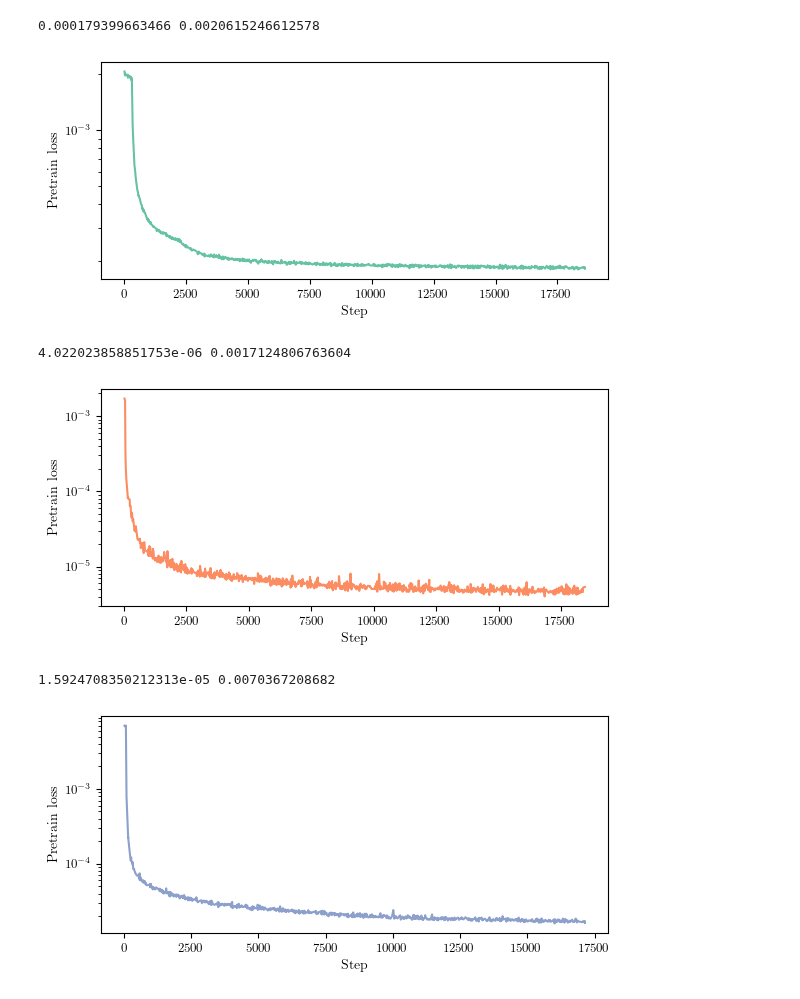
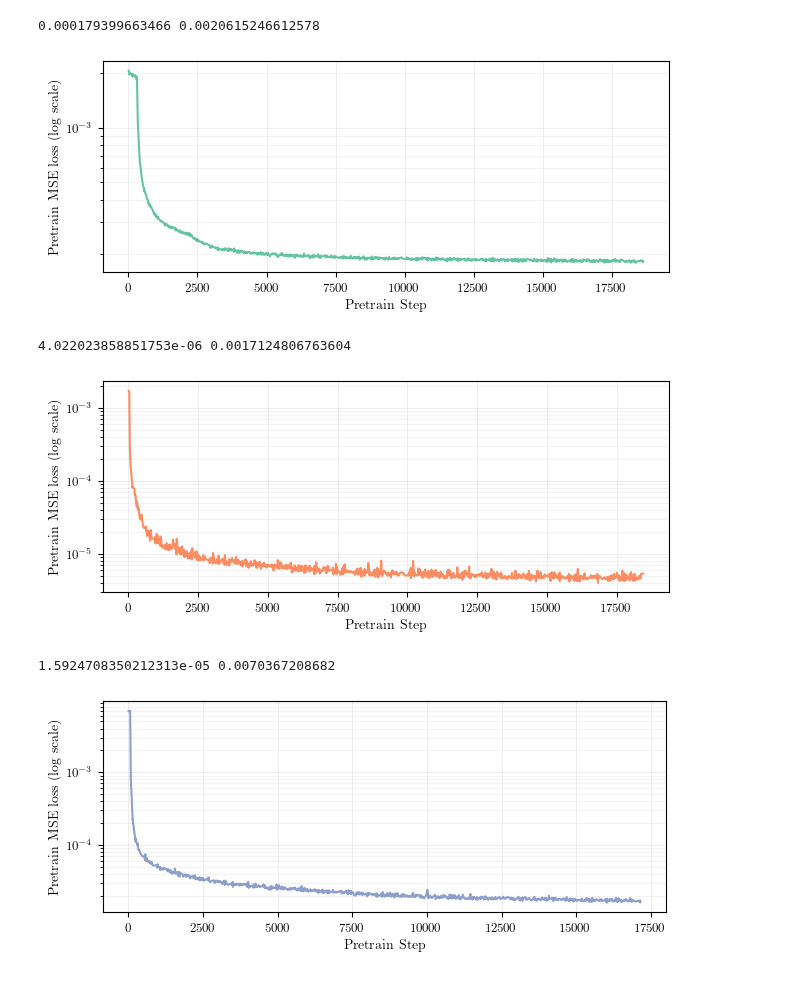
Before and after one commit to cdalinghaus-mthesis/figures, a Jupyter notebook: final_pretrain_loss/Untitled.ipynb, the cells around one changed output. Saved outputs shown, nothing was run; the diff lists cells and outputs as text; code cells hidden in the pictures.

Commit message:
Update plotting of figures 7-11

```diff
--- a/final_pretrain_loss/Untitled.ipynb
+++ b/final_pretrain_loss/Untitled.ipynb
@@ -82,47 +82,59 @@ COLORS = mpl.cycler(color=mpl.cm.Set2(range(8)))
 # %%
 fig, ax1 = plt.subplots(1, 1, figsize=set_size(fraction=1, subplots=(0.7, 1)), sharex=True)
 
 df = pd.read_csv("DIC-C2DH-HeLa_exp_2025-11-01_13-19-55.csv")
 ax1.plot(df["Step"], df["Value"], color=list(COLORS)[0]['color'])
-ax1.set_xlabel("Step")
-ax1.set_ylabel("Pretrain loss")
+ax1.set_xlabel("Pretrain Step")
+ax1.set_ylabel("Pretrain MSE loss (log scale)")
 ax1.set_yscale("log")
+ax1.grid(True, which="major", axis="both",
+         linestyle="-", linewidth=0.6, alpha=0.25)
+ax1.grid(True, which="minor", axis="y", alpha=0.15)
 
+plt.tight_layout()
 plt.savefig("pretrain_DIC-C2DH-HeLa.pdf")
 
 print(df["Value"].min(), df["Value"].max())
 # %% [output]
 0.000179399663466 0.0020615246612578
-[figure, old version]
+[figure, new version]
 # %%
 fig, ax1 = plt.subplots(1, 1, figsize=set_size(fraction=1, subplots=(0.7, 1)), sharex=True)
 
 df = pd.read_csv("Fluo-N2DL-HeLa_exp_2025-11-01_13-20-06.csv")
 ax1.plot(df["Step"], df["Value"], color=list(COLORS)[1]['color'])
-ax1.set_xlabel("Step")
-ax1.set_ylabel("Pretrain loss")
+ax1.set_xlabel("Pretrain Step")
+ax1.set_ylabel("Pretrain MSE loss (log scale)")
 ax1.set_yscale("log")
+ax1.grid(True, which="major", axis="both",
+         linestyle="-", linewidth=0.6, alpha=0.25)
+ax1.grid(True, which="minor", axis="y", alpha=0.15)
 
+plt.tight_layout()
 plt.savefig("pretrain_Fluo-N2DL-HeLa.pdf")
 
 print(df["Value"].min(), df["Value"].max())
 # %% [output]
 4.022023858851753e-06 0.0017124806763604
-[figure, old version]
+[figure, new version]
 # %%
 fig, ax1 = plt.subplots(1, 1, figsize=set_size(fraction=1, subplots=(0.7, 1)), sharex=True)
 
 df = pd.read_csv("toaim_exp_2025-11-01_13-20-40.csv")
 ax1.plot(df["Step"], df["Value"], color=list(COLORS)[2]['color'])
-ax1.set_xlabel("Step")
-ax1.set_ylabel("Pretrain loss")
+ax1.set_xlabel("Pretrain Step")
+ax1.set_ylabel("Pretrain MSE loss (log scale)")
 ax1.set_yscale("log")
+ax1.grid(True, which="major", axis="both",
+         linestyle="-", linewidth=0.6, alpha=0.25)
+ax1.grid(True, which="minor", axis="y", alpha=0.15)
 
+plt.tight_layout()
 plt.savefig("pretrain_TOIAM.pdf")
 print(df["Value"].min(), df["Value"].max())
 # %% [output]
 1.5924708350212313e-05 0.0070367208682
-[figure, old version]
+[figure, new version]
 # %%
 fig, ax1 = plt.subplots(1, 1, figsize=set_size(fraction=1, subplots=(0.7, 1)), sharex=True)
 
```
Also changed, not shown: parts of 1 cell of this notebook.
